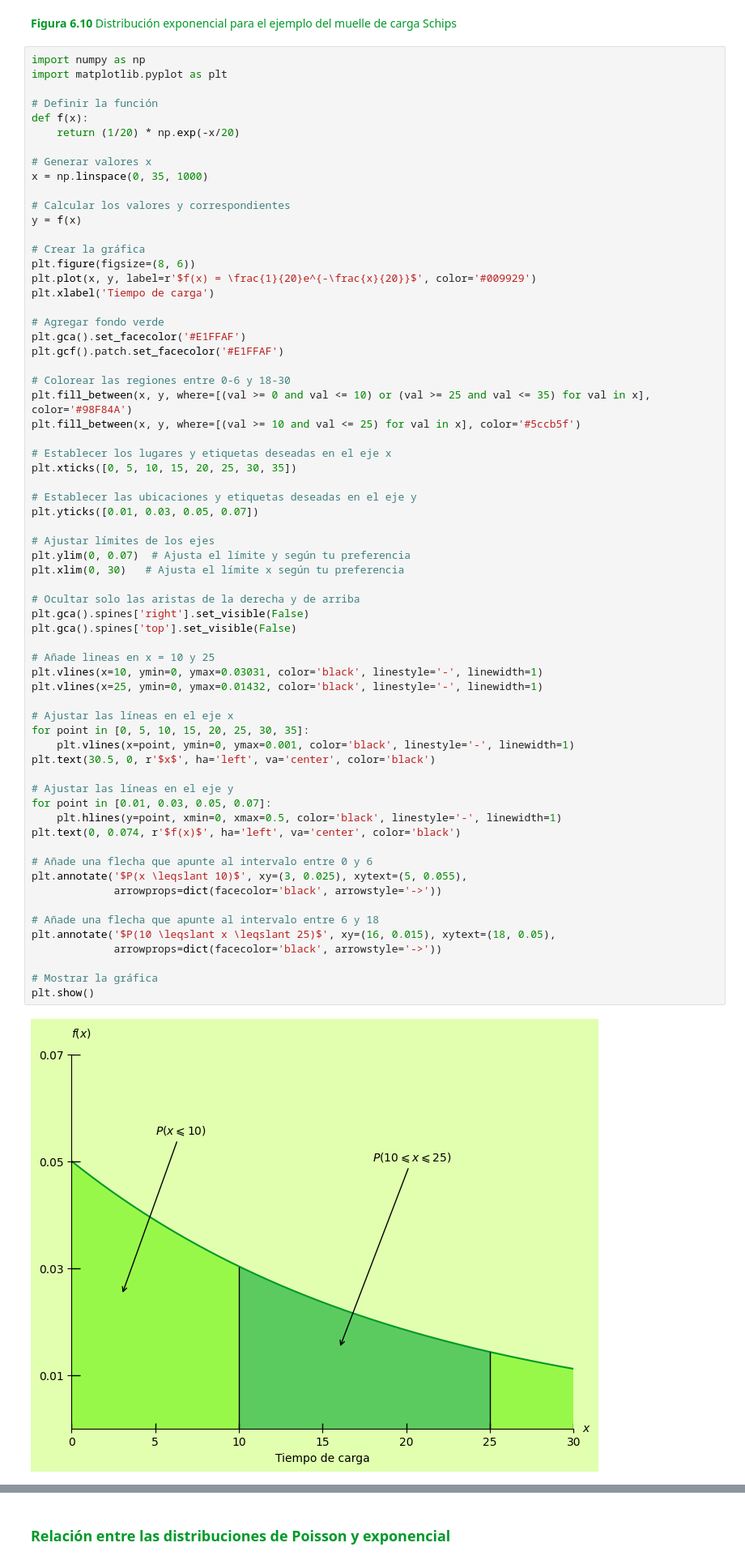
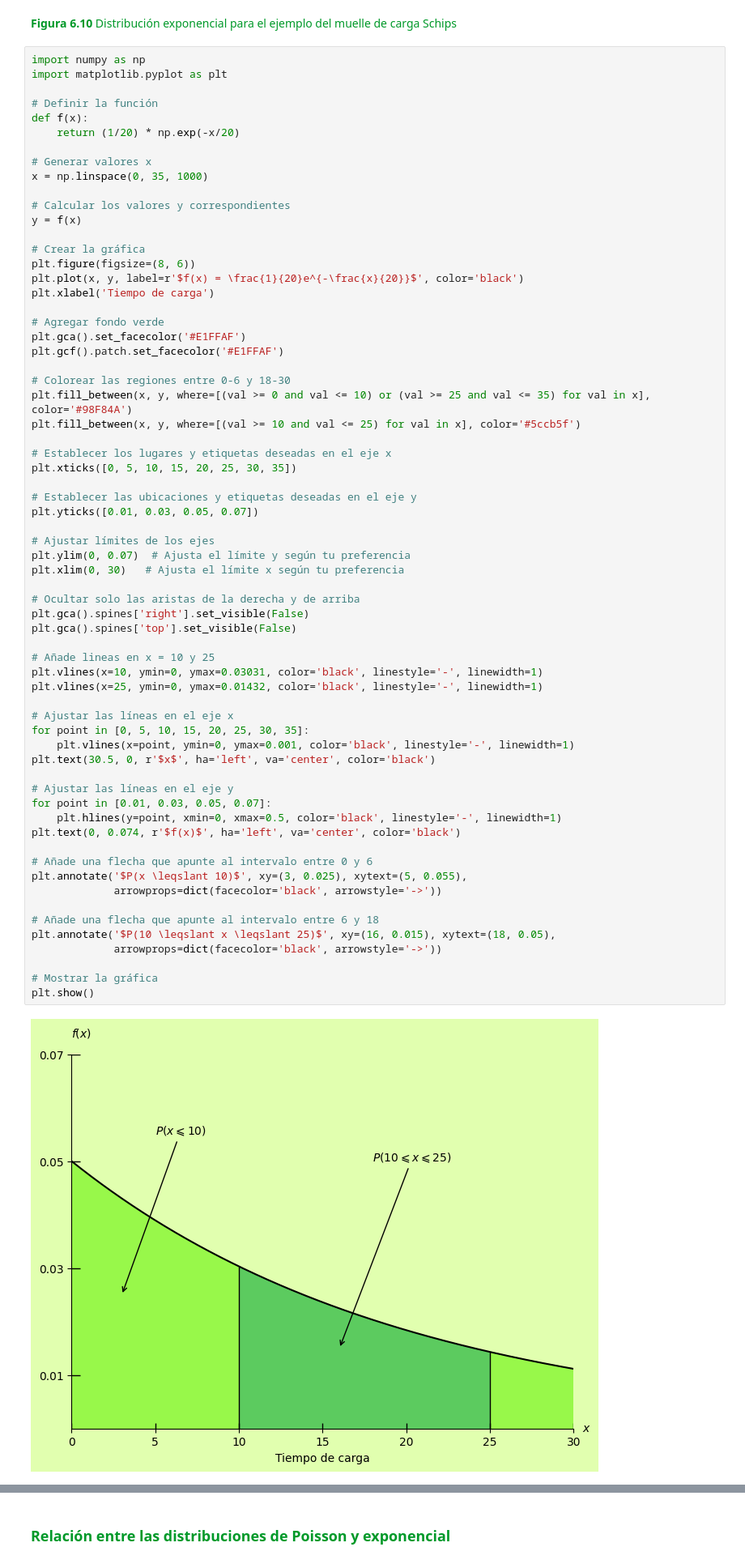
Before and after one commit to blastoise2207/Proyecto, a Jupyter notebook: docs/capitulo6.ipynb, the cells around one changed output, grey strips where cells are left out. Shown at 81% size. Cells and saved outputs as stored; diff of their text form.

```diff
--- a/docs/capitulo6.ipynb
+++ b/docs/capitulo6.ipynb
@@ -1658,7 +1658,7 @@ y = f(x)
 
 # Crear la gráfica
 plt.figure(figsize=(8, 6))
-plt.plot(x, y, label=r'$f(x) = \frac{1}{20}e^{-\frac{x}{20}}$', color='#009929')
+plt.plot(x, y, label=r'$f(x) = \frac{1}{20}e^{-\frac{x}{20}}$', color='black')
 plt.xlabel('Tiempo de carga')
 
 # Agregar fondo verde
@@ -1681,34 +1681,34 @@ plt.xlim(0, 30)   # Ajusta el límite x según tu preferencia
 
 # Ocultar solo las aristas de la derecha y de arriba
 plt.gca().spines['right'].set_visible(False)
 plt.gca().spines['top'].set_visible(False)
 
 # Añade lineas en x = 10 y 25
 plt.vlines(x=10, ymin=0, ymax=0.03031, color='black', linestyle='-', linewidth=1)
 plt.vlines(x=25, ymin=0, ymax=0.01432, color='black', linestyle='-', linewidth=1)
 
 # Ajustar las líneas en el eje x
 for point in [0, 5, 10, 15, 20, 25, 30, 35]:
     plt.vlines(x=point, ymin=0, ymax=0.001, color='black', linestyle='-', linewidth=1)
 plt.text(30.5, 0, r'$x$', ha='left', va='center', color='black')
 
 # Ajustar las líneas en el eje y
 for point in [0.01, 0.03, 0.05, 0.07]:
     plt.hlines(y=point, xmin=0, xmax=0.5, color='black', linestyle='-', linewidth=1)
 plt.text(0, 0.074, r'$f(x)$', ha='left', va='center', color='black')
 
 # Añade una flecha que apunte al intervalo entre 0 y 6
 plt.annotate('$P(x \leqslant 10)$', xy=(3, 0.025), xytext=(5, 0.055),
              arrowprops=dict(facecolor='black', arrowstyle='->'))
 
 # Añade una flecha que apunte al intervalo entre 6 y 18
 plt.annotate('$P(10 \leqslant x \leqslant 25)$', xy=(16, 0.015), xytext=(18, 0.05),
              arrowprops=dict(facecolor='black', arrowstyle='->'))
 
 # Mostrar la gráfica
 plt.show()
 # %% [output]
-[figure, old version]
+[figure, new version]
 # %% [markdown]
 Para el ejemplo del muelle MÓNACO, x = tiempo de carga en minutos y µ = 20 minutos.
 
```
